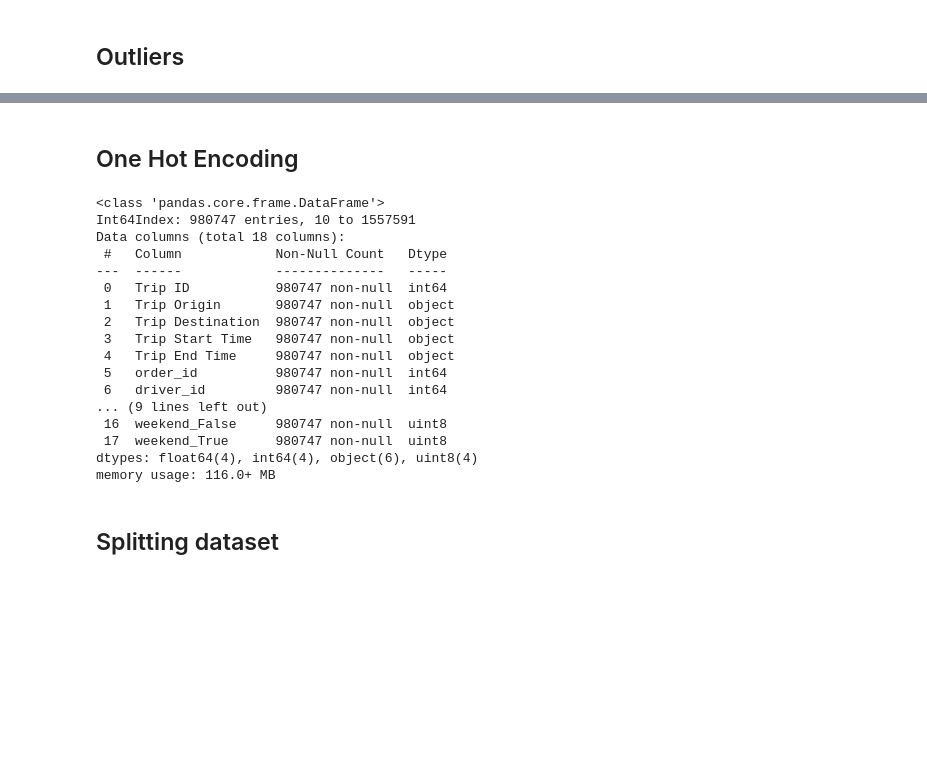
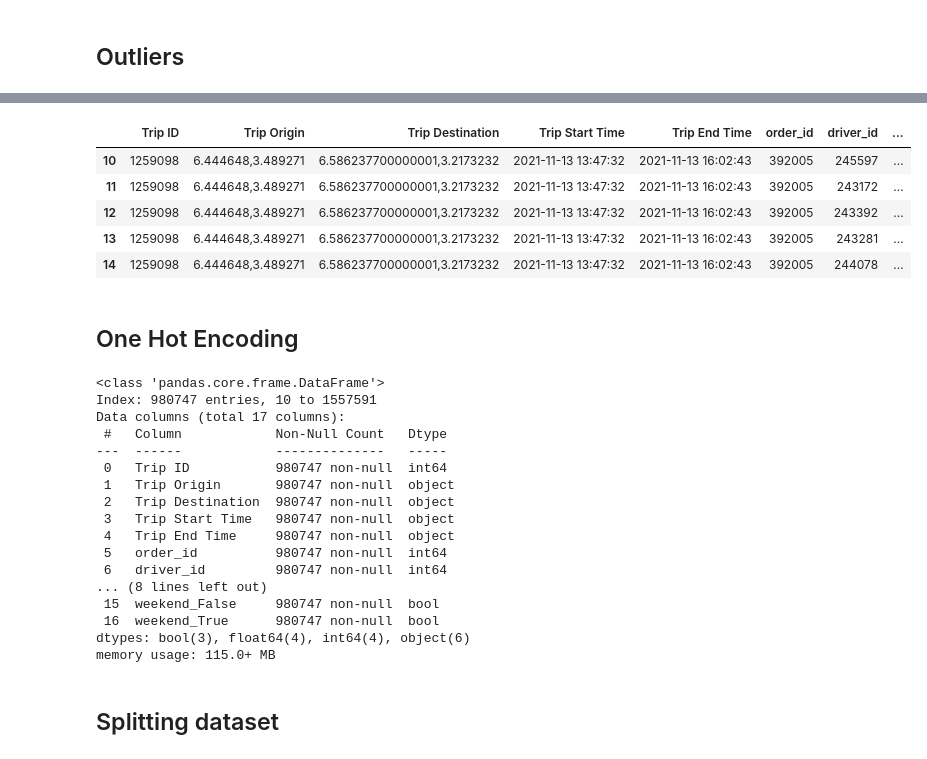
Before and after one commit to GilbertTcheugoue/drivers_location_optimisation_with_Causal_Inference-, a Jupyter notebook: notebooks/data_cleaning.ipynb, the cells around one changed output, grey strips where cells are left out. Saved outputs shown, nothing was run; the diff lists cells and outputs as text; code cells hidden in the pictures; blank space fills up the shorter version.

```diff
--- a/notebooks/data_cleaning.ipynb
+++ b/notebooks/data_cleaning.ipynb
@@ -4,5 +2,5 @@
 from google.colab import drive
 drive.mount('/content/gdrive')
 driver_locations = "/content/gdrive/MyDrive/week_8_data/driver_locations_during_request.csv"
-feat_eng_file = "/content/gdrive/MyDrive/week_8_data/feature_eng.csv"
+feat_eng_file = "/content/gdrive/MyDrive/week_8_data/feature_eng_merged_data .csv"
 # %% [output]
@@ -156,6 +158,15 @@ clean_df.describe()
 | 50% | 1.324692e+06 | 421766.000000 | 243767.000000 | 6.544484 | 3.363415 | 14.000000 | 15.000000 | 10.148461 |
 | 75% | 1.339620e+06 | 428892.000000 | 244108.000000 | 6.594491 | 3.375737 | 16.000000 | 17.000000 | 16.990991 |
 | max | 1.386520e+06 | 448616.000000 | 245644.000000 | 6.728332 | 3.439562 | 23.000000 | 23.000000 | 35.128115 |
+# %%
+clean_df.head()
+# %% [output]
+|  | Trip ID | Trip Origin | Trip Destination | Trip Start Time | Trip End Time | order_id | driver_id | ... |
+| 10 | 1259098 | 6.444648,3.489271 | 6.586237700000001,3.2173232 | 2021-11-13 13:47:32 | 2021-11-13 16:02:43 | 392005 | 245597 | ... |
+| 11 | 1259098 | 6.444648,3.489271 | 6.586237700000001,3.2173232 | 2021-11-13 13:47:32 | 2021-11-13 16:02:43 | 392005 | 243172 | ... |
+| 12 | 1259098 | 6.444648,3.489271 | 6.586237700000001,3.2173232 | 2021-11-13 13:47:32 | 2021-11-13 16:02:43 | 392005 | 243392 | ... |
+| 13 | 1259098 | 6.444648,3.489271 | 6.586237700000001,3.2173232 | 2021-11-13 13:47:32 | 2021-11-13 16:02:43 | 392005 | 243281 | ... |
+| 14 | 1259098 | 6.444648,3.489271 | 6.586237700000001,3.2173232 | 2021-11-13 13:47:32 | 2021-11-13 16:02:43 | 392005 | 244078 | ... |
 # %% [markdown]
 ## One Hot Encoding
 # %%
@@ -166,8 +177,8 @@ encoded_df = pd.get_dummies(clean_df, columns = cat_columns)
 encoded_df.info()
 # %% [output]
 <class 'pandas.core.frame.DataFrame'>
-Int64Index: 980747 entries, 10 to 1557591
-Data columns (total 18 columns):
+Index: 980747 entries, 10 to 1557591
+Data columns (total 17 columns):
  #   Column            Non-Null Count   Dtype
 ---  ------            --------------   -----
  0   Trip ID           980747 non-null  int64
@@ -177,8 +188,8 @@ Data columns (total 18 columns):
  4   Trip End Time     980747 non-null  object
  5   order_id          980747 non-null  int64
  6   driver_id         980747 non-null  int64
-... (9 lines left out)
- 16  weekend_False     980747 non-null  uint8
- 17  weekend_True      980747 non-null  uint8
-dtypes: float64(4), int64(4), object(6), uint8(4)
-memory usage: 116.0+ MB
+... (8 lines left out)
+ 15  weekend_False     980747 non-null  bool
+ 16  weekend_True      980747 non-null  bool
+dtypes: bool(3), float64(4), int64(4), object(6)
+memory usage: 115.0+ MB
```
Also changed, not shown: parts of 8 cells of this notebook.
